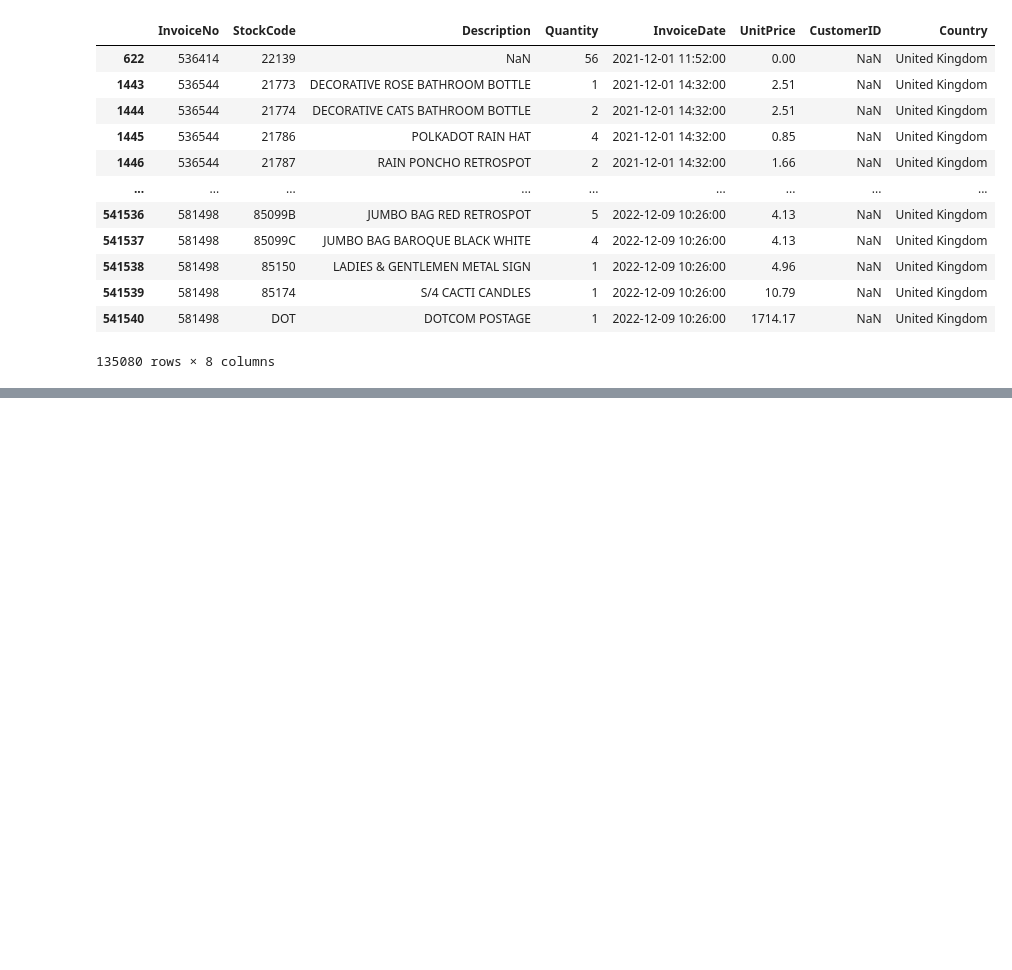
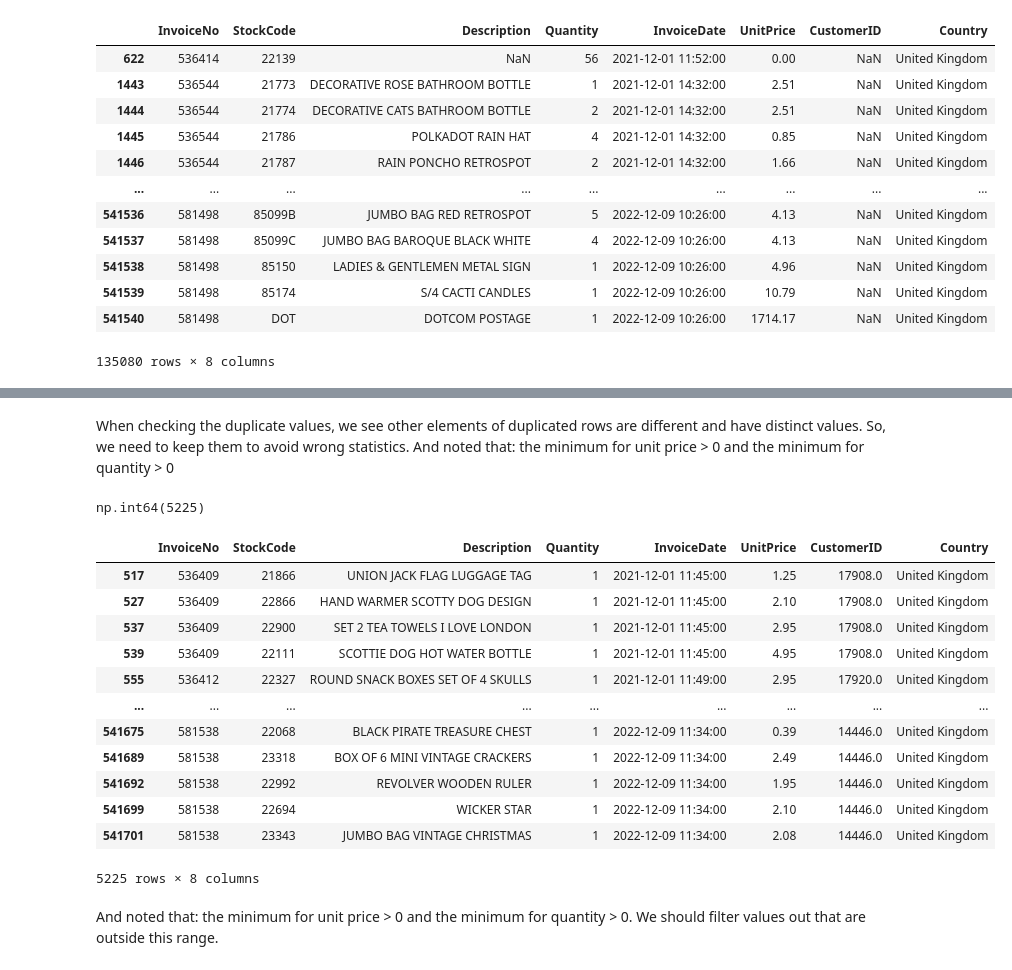
Before and after one commit to VietAnhNgg/Customer_Retention, a Jupyter notebook: CRR.ipynb, the cells around one changed output, grey strips where cells are left out. Drawn from its saved outputs; the diff is of its cells as text; code cells hidden in the pictures; blank space fills up the shorter version.

```diff
--- a/CRR.ipynb
+++ b/CRR.ipynb
@@ -173,0 +191,3 @@ report
+# %%
+df = df.dropna(subset = 'CustomerID')
+df
@@ -173,0 +220,25 @@ report
+# %% [markdown]
+When checking the duplicate values, we see other elements of duplicated rows are different and have distinct values. So, we need to keep them to avoid wrong statistics.</br>
+And noted that: the minimum for unit price > 0 and the minimum for quantity > 0
+# %%
+df.duplicated().sum()
+# %% [output]
+np.int64(5225)
+# %%
+df[df.duplicated()]
+# %% [output]
+|  | InvoiceNo | StockCode | Description | Quantity | InvoiceDate | UnitPrice | CustomerID | Country |
+| 517 | 536409 | 21866 | UNION JACK FLAG LUGGAGE TAG | 1 | 2021-12-01 11:45:00 | 1.25 | 17908.0 | United Kingdom |
+| 527 | 536409 | 22866 | HAND WARMER SCOTTY DOG DESIGN | 1 | 2021-12-01 11:45:00 | 2.10 | 17908.0 | United Kingdom |
+| 537 | 536409 | 22900 | SET 2 TEA TOWELS I LOVE LONDON | 1 | 2021-12-01 11:45:00 | 2.95 | 17908.0 | United Kingdom |
+| 539 | 536409 | 22111 | SCOTTIE DOG HOT WATER BOTTLE | 1 | 2021-12-01 11:45:00 | 4.95 | 17908.0 | United Kingdom |
+| 555 | 536412 | 22327 | ROUND SNACK BOXES SET OF 4 SKULLS | 1 | 2021-12-01 11:49:00 | 2.95 | 17920.0 | United Kingdom |
+| ... | ... | ... | ... | ... | ... | ... | ... | ... |
+| 541675 | 581538 | 22068 | BLACK PIRATE TREASURE CHEST | 1 | 2022-12-09 11:34:00 | 0.39 | 14446.0 | United Kingdom |
+| 541689 | 581538 | 23318 | BOX OF 6 MINI VINTAGE CRACKERS | 1 | 2022-12-09 11:34:00 | 2.49 | 14446.0 | United Kingdom |
+| 541692 | 581538 | 22992 | REVOLVER WOODEN RULER | 1 | 2022-12-09 11:34:00 | 1.95 | 14446.0 | United Kingdom |
+| 541699 | 581538 | 22694 | WICKER STAR | 1 | 2022-12-09 11:34:00 | 2.10 | 14446.0 | United Kingdom |
+| 541701 | 581538 | 23343 | JUMBO BAG VINTAGE CHRISTMAS | 1 | 2022-12-09 11:34:00 | 2.08 | 14446.0 | United Kingdom |
+5225 rows × 8 columns
+# %% [markdown]
+And noted that: the minimum for unit price > 0 and the minimum for quantity > 0. We should filter values out that are outside this range.
```
Also changed, not shown: parts of 18 cells of this notebook.
